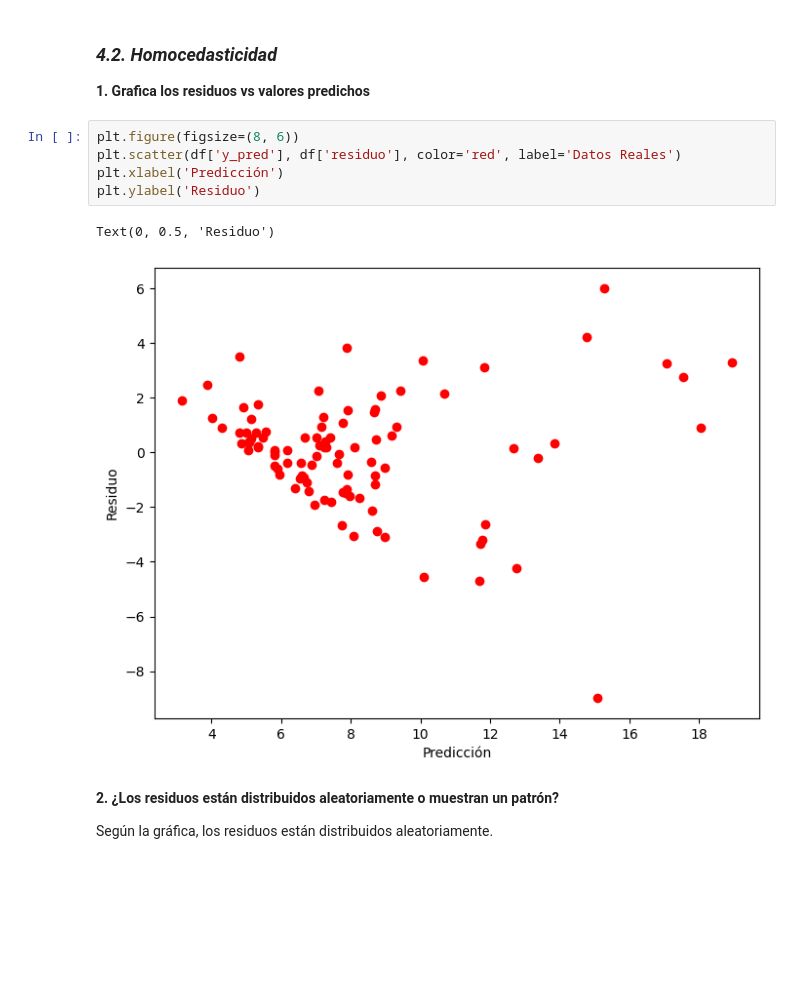
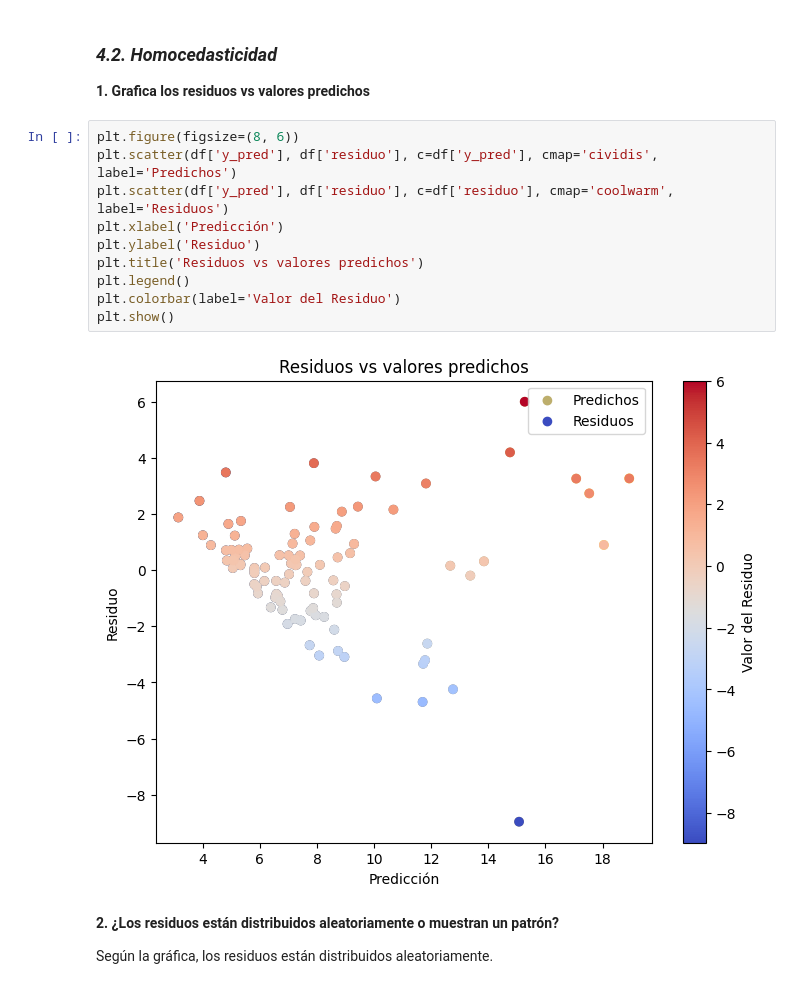
Before and after one commit to jonathanahc/Practicas, a Jupyter notebook: Práctica23RegresiónLinealSimple.ipynb, the cells around one changed output. Saved outputs shown, nothing was run; the diff lists cells and outputs as text; blank space fills up the shorter version.

```diff
--- a/Práctica23RegresiónLinealSimple.ipynb
+++ b/Práctica23RegresiónLinealSimple.ipynb
@@ -250,12 +251,16 @@ En cierta forma no se podría asegurar que los residuos siguen una distribución
 **1. Grafica los residuos vs valores predichos**
 # %%
 plt.figure(figsize=(8, 6))
-plt.scatter(df['y_pred'], df['residuo'], color='red', label='Datos Reales')
+plt.scatter(df['y_pred'], df['residuo'], c=df['y_pred'], cmap='cividis', label='Predichos')
+plt.scatter(df['y_pred'], df['residuo'], c=df['residuo'], cmap='coolwarm', label='Residuos')
 plt.xlabel('Predicción')
 plt.ylabel('Residuo')
+plt.title('Residuos vs valores predichos')
+plt.legend()
+plt.colorbar(label='Valor del Residuo')
+plt.show()
 # %% [output]
-Text(0, 0.5, 'Residuo')
-[figure, old version]
+[figure, new version]
 # %% [markdown]
 **2. ¿Los residuos están distribuidos aleatoriamente o muestran un patrón?**
 
```
Also changed, not shown: parts of 4 cells of this notebook.
